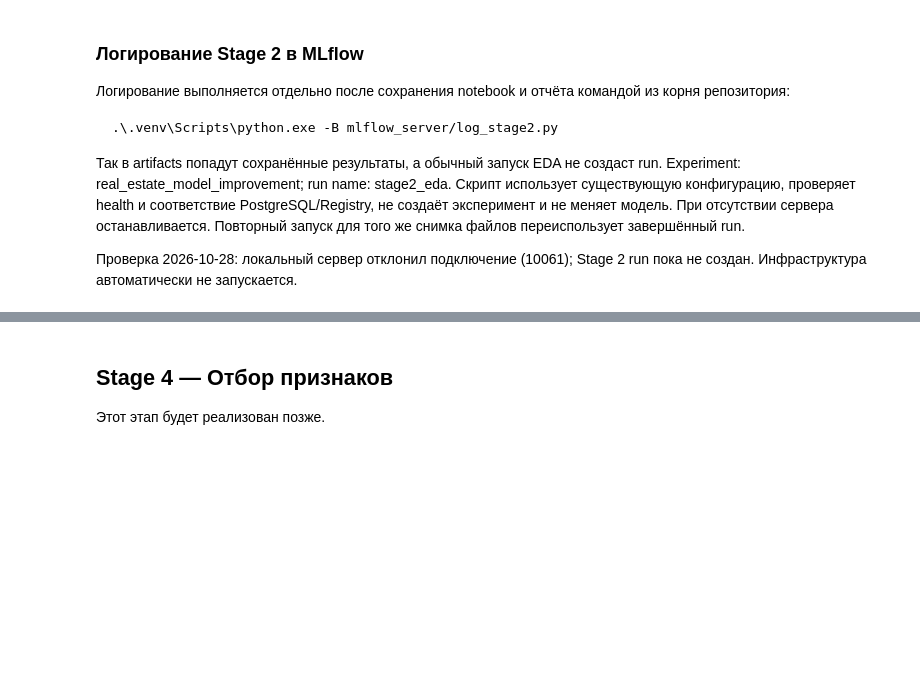
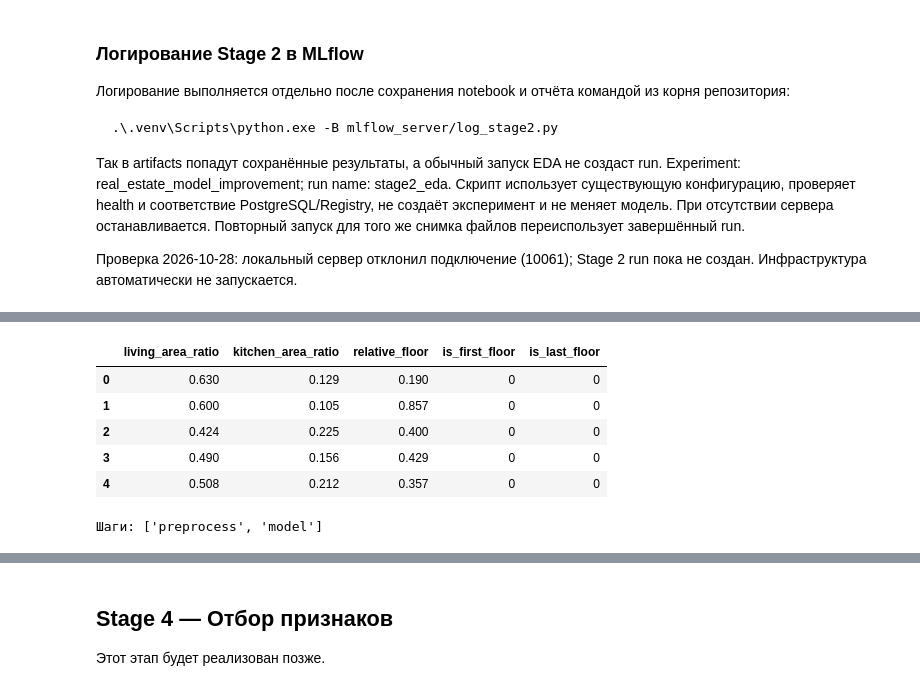
Before and after one commit to egpozd/mle-mlflow, a Jupyter notebook: model_improvement/model_improvement.ipynb, the cells around one changed output, grey strips where cells are left out. Drawn from its saved outputs; the diff is of its cells as text; code cells hidden in the pictures; blank space fills up the shorter version.

```diff
--- a/model_improvement/model_improvement.ipynb
+++ b/model_improvement/model_improvement.ipynb
@@ -489,0 +498,38 @@ print("Самопроверка пройдена: train не изменён, и
+# %%
+from pathlib import Path
+import sys
+import json
+import hashlib
+import warnings
+import numpy as np
+import pandas as pd
+import matplotlib.pyplot as plt
+from IPython.display import display
+from sklearn.model_selection import GroupShuffleSplit
+with warnings.catch_warnings():
+    warnings.filterwarnings("ignore", message="pkg_resources is deprecated as an API.*")
+    from mlflow.tracking import MlflowClient
+from matplotlib_inline.backend_inline import set_matplotlib_formats
+set_matplotlib_formats("png")
+plt.rcParams.update({"figure.dpi": 90, "font.size": 9})
+
+stage3_root = Path.cwd().resolve()
+if not (stage3_root / "model_improvement/stage3/features.py").is_file():
+    stage3_root = stage3_root.parent
+assert (stage3_root / "model_improvement/stage3/features.py").is_file()
+sys.path.insert(0, str(stage3_root / "model_improvement"))
+from stage3.features import RAW_FEATURES, BASE_PARAMS, ManualFeatures, AutoFeatFeatures, make_pipeline
+stage3_runtime = stage3_root.parent / "mle-mlflow-runtime/stage3"
+stage3_train_path = stage3_root.parent / "mle-baseline-recovery/data/train.csv"
+assert hashlib.md5(stage3_train_path.read_bytes()).hexdigest() == "2d4bb3ba2091eb269bc56a93f05f9119"
+stage3_train = pd.read_csv(stage3_train_path)
+stage3_X = stage3_train[RAW_FEATURES].copy()
+stage3_y = stage3_train.price.copy()
+stage3_original = stage3_train.copy(deep=True)
+stage3_groups, stage3_keys = pd.factorize(pd.MultiIndex.from_frame(stage3_X), sort=False)
+stage3_a, stage3_b = next(GroupShuffleSplit(n_splits=1, test_size=.2, random_state=42).split(stage3_X, stage3_y, stage3_groups))
+assert len(stage3_a) == 90215 and len(stage3_b) == 22519
+assert not np.intersect1d(stage3_groups[stage3_a], stage3_groups[stage3_b]).size
+display(pd.DataFrame({"Часть": ["Внутреннее обучение", "Валидация"],
+                      "Строк": [len(stage3_a), len(stage3_b)],
+                      "Групп": [len(np.unique(stage3_groups[stage3_a])), len(np.unique(stage3_groups[stage3_b]))]}))
@@ -489,0 +580,15 @@ print("Самопроверка пройдена: train не изменён, и
+# %%
+stage3_manual = ManualFeatures()
+stage3_manual_example = stage3_manual.fit_transform(stage3_X.iloc[stage3_a[:5]])
+display(stage3_manual_example[ManualFeatures.extra_columns])
+assert stage3_manual_example.shape[1] == 19
+stage3_manual_pipeline = make_pipeline("manual")
+print("Шаги:", list(stage3_manual_pipeline.named_steps))
+# %% [output]
+|  | living_area_ratio | kitchen_area_ratio | relative_floor | is_first_floor | is_last_floor |
+| 0 | 0.630 | 0.129 | 0.190 | 0 | 0 |
+| 1 | 0.600 | 0.105 | 0.857 | 0 | 0 |
+| 2 | 0.424 | 0.225 | 0.400 | 0 | 0 |
+| 3 | 0.490 | 0.156 | 0.429 | 0 | 0 |
+| 4 | 0.508 | 0.212 | 0.357 | 0 | 0 |
+Шаги: ['preprocess', 'model']
```
Also changed, not shown: parts of 18 cells of this notebook, 3 other files.
